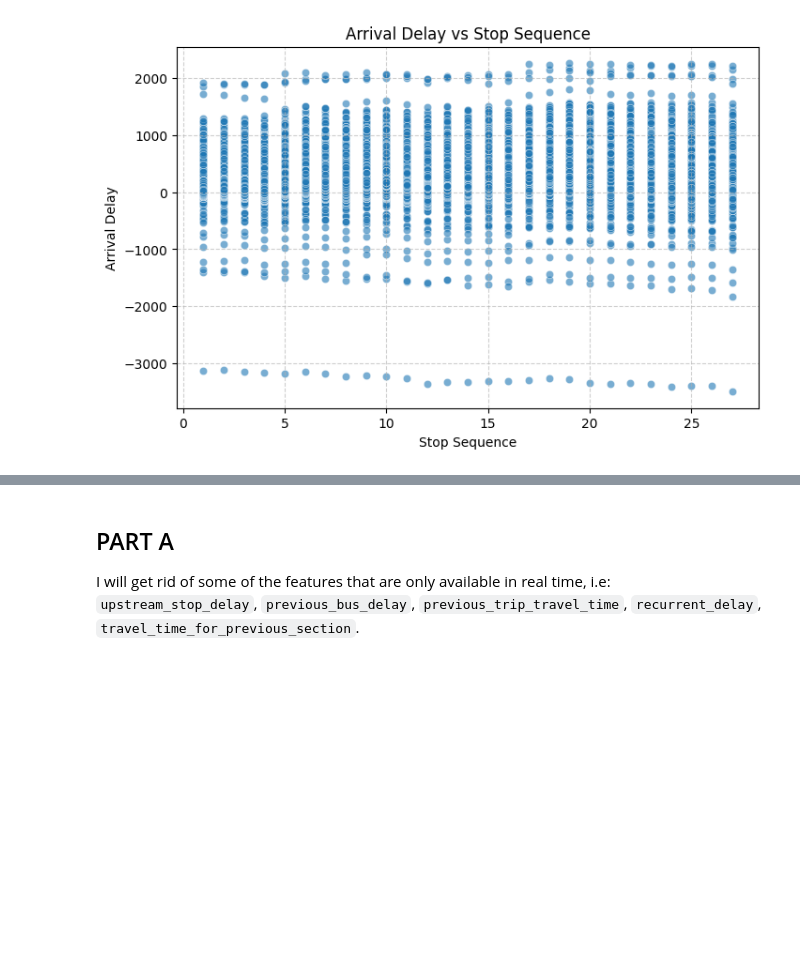
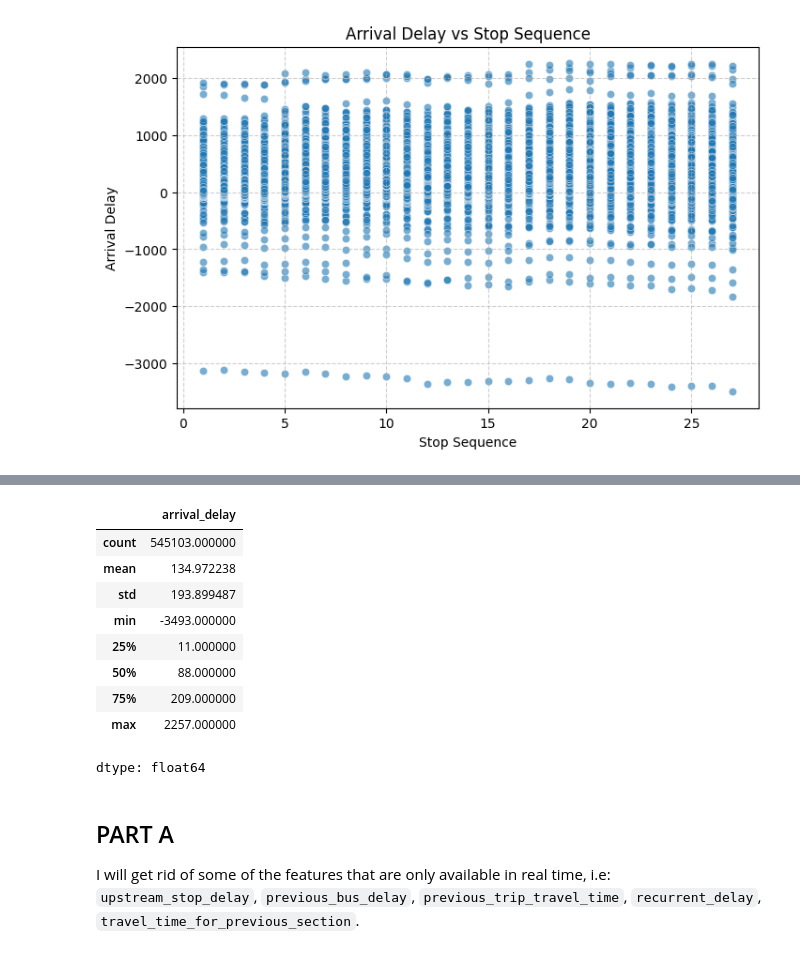
Before and after one commit to Gioalf/AH2179, a Jupyter notebook: project/AIprojectGioAlf.ipynb, the cells around one changed output, grey strips where cells are left out. Drawn from its saved outputs; the diff is of its cells as text; code cells hidden in the pictures; blank space fills up the shorter version.

```diff
--- a/project/AIprojectGioAlf.ipynb
+++ b/project/AIprojectGioAlf.ipynb
@@ -275,3 +326,16 @@ late.groupby(['Calendar_date', 'trip_number']).size().reset_index(name='count')
+# %%
+df['arrival_delay'].describe()
+# %% [output]
+|  | arrival_delay |
+| count | 545103.000000 |
+| mean | 134.972238 |
+| std | 193.899487 |
+| min | -3493.000000 |
+| 25% | 11.000000 |
+| 50% | 88.000000 |
+| 75% | 209.000000 |
+| max | 2257.000000 |
+dtype: float64
 # %% [markdown]
 ## PART A
 I will get rid of some of the features that are only available in real time, i.e: `upstream_stop_delay`, `previous_bus_delay`, `previous_trip_travel_time`, `recurrent_delay`, `travel_time_for_previous_section`.
```
Also changed, not shown: parts of 4 cells of this notebook.
